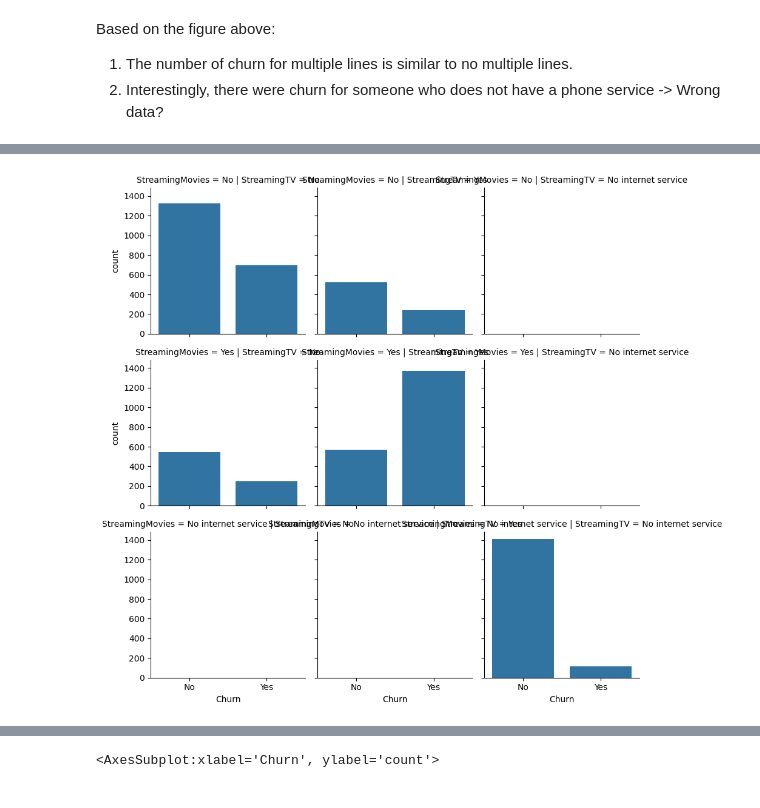
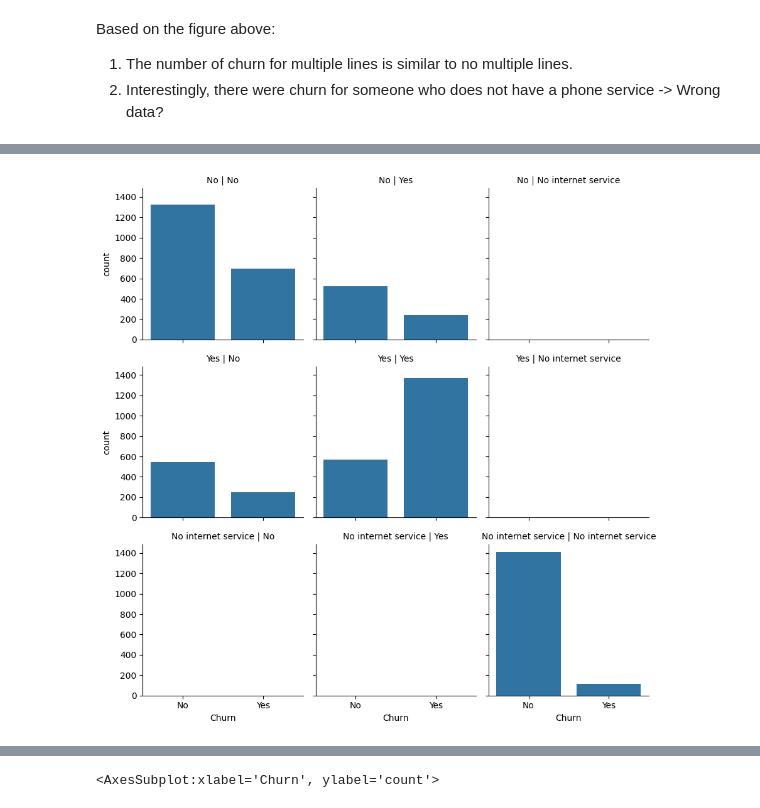
Before and after one commit to yuenherny/customer-churn-hyperautomation, a Jupyter notebook: Maxis.ipynb, the cells around one changed output, grey strips where cells are left out. Saved outputs shown, nothing was run; the diff lists cells and outputs as text; code cells hidden in the pictures.

```diff
--- a/Maxis.ipynb
+++ b/Maxis.ipynb
@@ -172,4 +183,4 @@ utils.make_countplot_facet_grid(df, "DeviceProtection", "TechSupport", "Churn")
 # %%
-utils.make_countplot_facet_grid(df, "StreamingTV", "StreamingMovies", "Churn")
+utils.make_countplot_facet_grid(df, column="StreamingTV", row="StreamingMovies", x="Churn")
 # %% [output]
-[figure, old version]
+[figure, new version]
```
Also changed, not shown: parts of 39 cells of this notebook, 12 other files.
